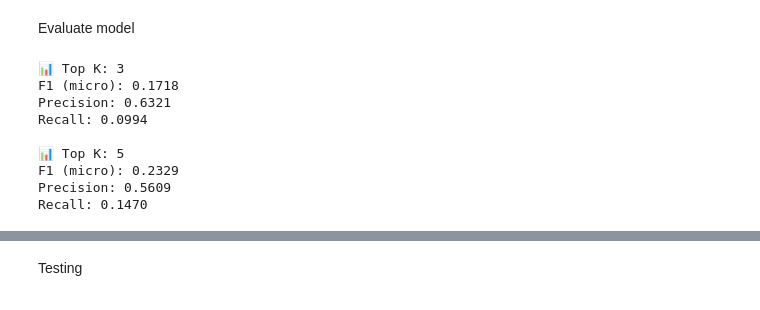
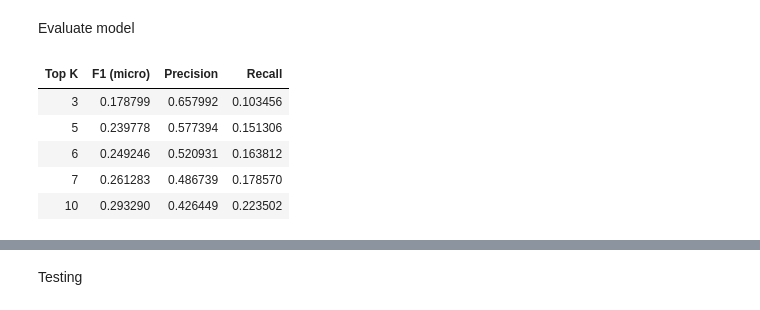
Before and after one commit to ryanmlk/ai-resume-parser, a Jupyter notebook: backend/feedback_component/skill_recommender.ipynb, the cells around one changed output, grey strips where cells are left out. Saved outputs shown, nothing was run; the diff lists cells and outputs as text; code cells hidden in the pictures.

```diff
--- a/backend/feedback_component/skill_recommender.ipynb
+++ b/backend/feedback_component/skill_recommender.ipynb
@@ -278,29 +278,29 @@ SkillClassifier(
 # %% [markdown]
 Evaluate model
 # %%
-for top_k in [3, 5]:
+results = []
+
+for top_k in [3, 5, 6, 7, 10]:
     with torch.no_grad():
         outputs = skill_classifier_model(X_test)
         preds = torch.zeros_like(outputs)
         topk_indices = torch.topk(outputs, top_k, dim=1).indices
         for i, row in enumerate(topk_indices):
             preds[i, row] = 1
 
     f1 = f1_score(Y_test.cpu(), preds.cpu(), average="micro")
     precision = precision_score(Y_test.cpu(), preds.cpu(), average="micro")
     recall = recall_score(Y_test.cpu(), preds.cpu(), average="micro")
 
-    print(f"\n📊 Top K: {top_k}")
-    print(f"F1 (micro): {f1:.4f}")
-    print(f"Precision: {precision:.4f}")
-    print(f"Recall: {recall:.4f}")
+    results.append({"Top K": top_k, "F1 (micro)": f1, "Precision": precision, "Recall": recall})
+
+# Convert results to a dataframe
+results_df = pd.DataFrame(results)
+results_df
 # %% [output]
-📊 Top K: 3
-F1 (micro): 0.1718
-Precision: 0.6321
-Recall: 0.0994
-
-📊 Top K: 5
-F1 (micro): 0.2329
-Precision: 0.5609
-Recall: 0.1470
+| Top K | F1 (micro) | Precision | Recall |
+| 3 | 0.178799 | 0.657992 | 0.103456 |
+| 5 | 0.239778 | 0.577394 | 0.151306 |
+| 6 | 0.249246 | 0.520931 | 0.163812 |
+| 7 | 0.261283 | 0.486739 | 0.178570 |
+| 10 | 0.293290 | 0.426449 | 0.223502 |
```
Also changed, not shown: parts of 4 cells of this notebook, 12 other files.
